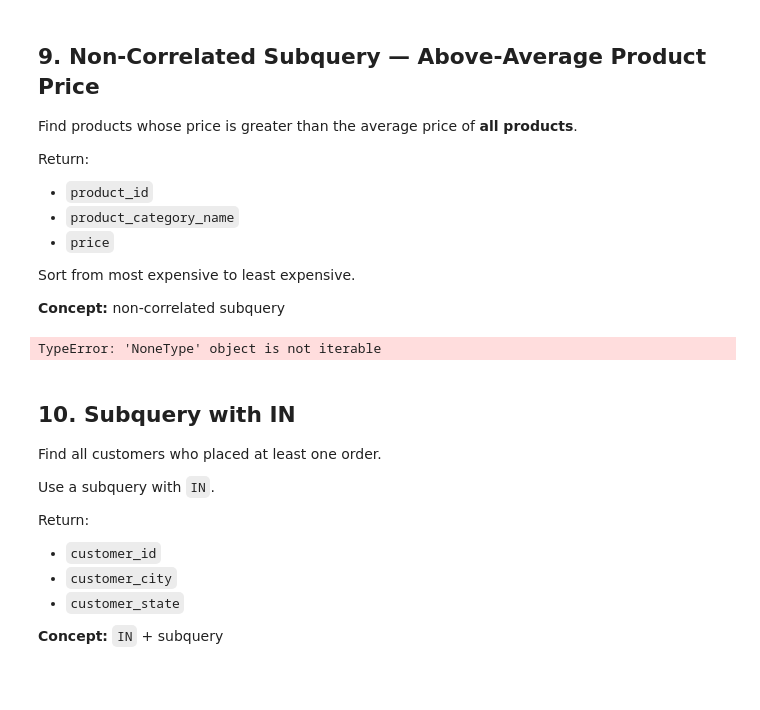
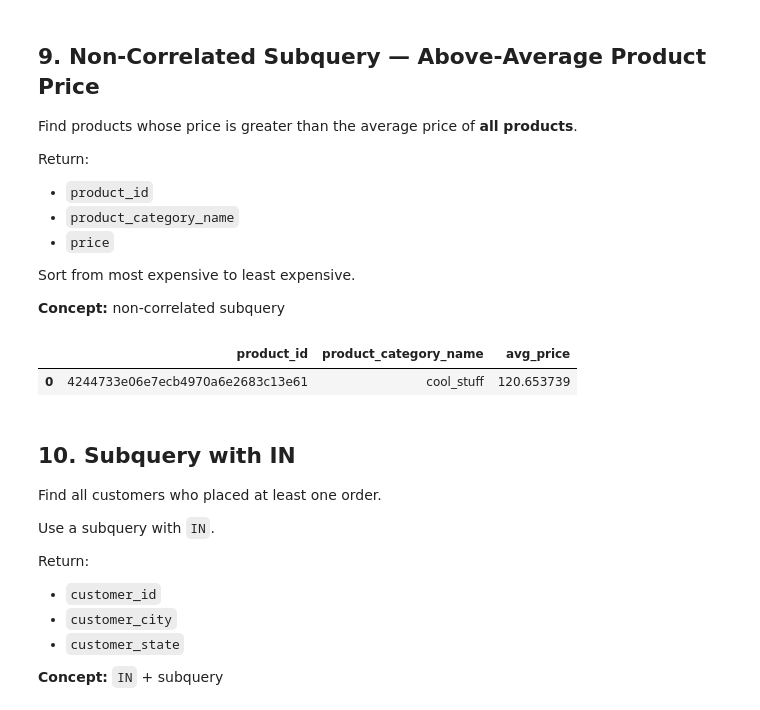
Before and after one commit to Thomasayanfeoluwa/2026-Python-Training-Class---Tutorial-For-Beginners, a Jupyter notebook: OLISTs/exercises_solutions/olists_exercises.ipynb, the cells around one changed output. Saved outputs shown, nothing was run; the diff lists cells and outputs as text; code cells hidden in the pictures; blank space fills up the shorter version.

```diff
--- a/OLISTs/exercises_solutions/olists_exercises.ipynb
+++ b/OLISTs/exercises_solutions/olists_exercises.ipynb
@@ -543,17 +543,21 @@ Return:
 Sort from most expensive to least expensive.
 
 **Concept:** non-correlated subquery
-# %%
-run_sql("""
-    SELECT
-        product_id,
-        product_category_name,
-        price
-    FROM order_items
-
-""")
-# %% [output]
-TypeError: 'NoneType' object is not iterable
+# %%
+run_sql("""
+    SELECT
+        i.product_id,
+        p.product_category_name,
+        AVG(price) AS avg_price
+    FROM order_items AS i
+    RIGHT JOIN products AS p
+        ON i.product_id = p.product_id
+    HAVING avg_price > price
+    ORDER BY avg_price DESC
+""")
+# %% [output]
+|  | product_id | product_category_name | avg_price |
+| 0 | 4244733e06e7ecb4970a6e2683c13e61 | cool_stuff | 120.653739 |
 # %% [markdown]
 ## 10. Subquery with IN
 
```
